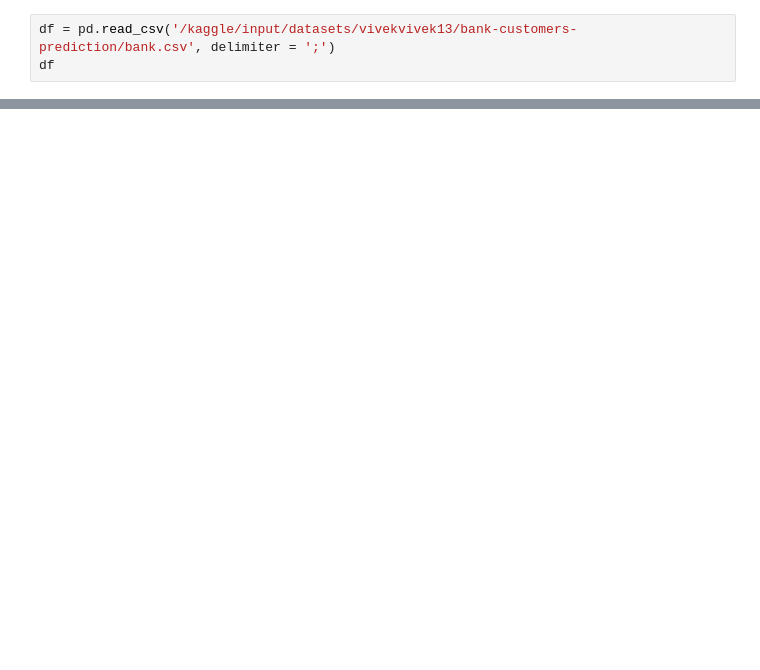
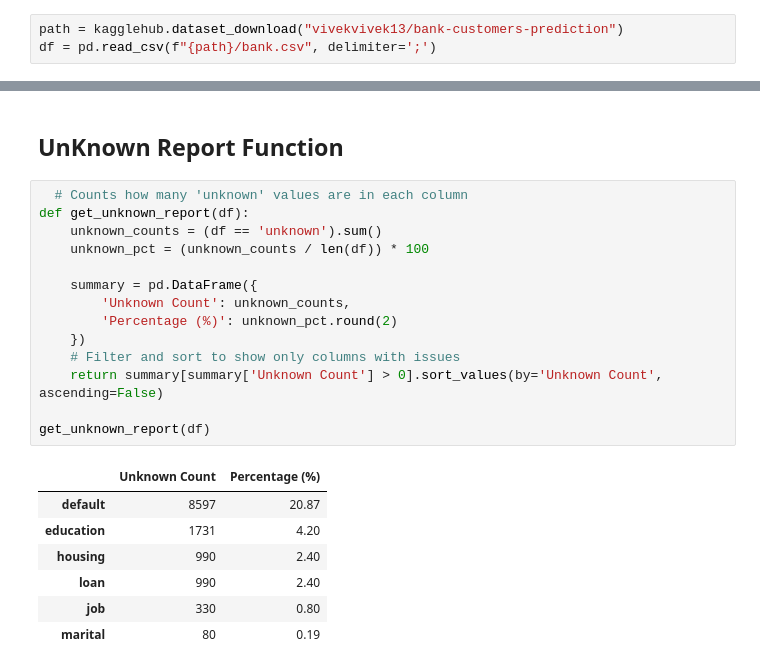
Before and after one commit to NitoBoritto/El_Farghaly_Bros., a Jupyter notebook: notebooks/expirement.ipynb, the cells around one changed output, grey strips where cells are left out. Drawn from its saved outputs; the diff is of its cells as text; blank space fills up the shorter version.

```diff
--- a/notebooks/expirement.ipynb
+++ b/notebooks/expirement.ipynb
@@ -2,6 +5,6 @@
 import pandas as pd
 import numpy as np
 # %%
-df = pd.read_csv('/kaggle/input/datasets/vivekvivek13/bank-customers-prediction/bank.csv', delimiter = ';')
-df
+path = kagglehub.dataset_download("vivekvivek13/bank-customers-prediction")
+df = pd.read_csv(f"{path}/bank.csv", delimiter=';')
 # %% [output]
@@ -40,0 +56,24 @@ memory usage: 6.6+ MB
+# %% [markdown]
+## UnKnown Report Function
+# %%
+  # Counts how many 'unknown' values are in each column
+def get_unknown_report(df):
+    unknown_counts = (df == 'unknown').sum()
+    unknown_pct = (unknown_counts / len(df)) * 100
+
+    summary = pd.DataFrame({
+        'Unknown Count': unknown_counts,
+        'Percentage (%)': unknown_pct.round(2)
+    })
+    # Filter and sort to show only columns with issues
+    return summary[summary['Unknown Count'] > 0].sort_values(by='Unknown Count', ascending=False)
+
+get_unknown_report(df)
+# %% [output]
+|  | Unknown Count | Percentage (%) |
+| default | 8597 | 20.87 |
+| education | 1731 | 4.20 |
+| housing | 990 | 2.40 |
+| loan | 990 | 2.40 |
+| job | 330 | 0.80 |
+| marital | 80 | 0.19 |
```
Also changed, not shown: parts of 16 cells of this notebook.
